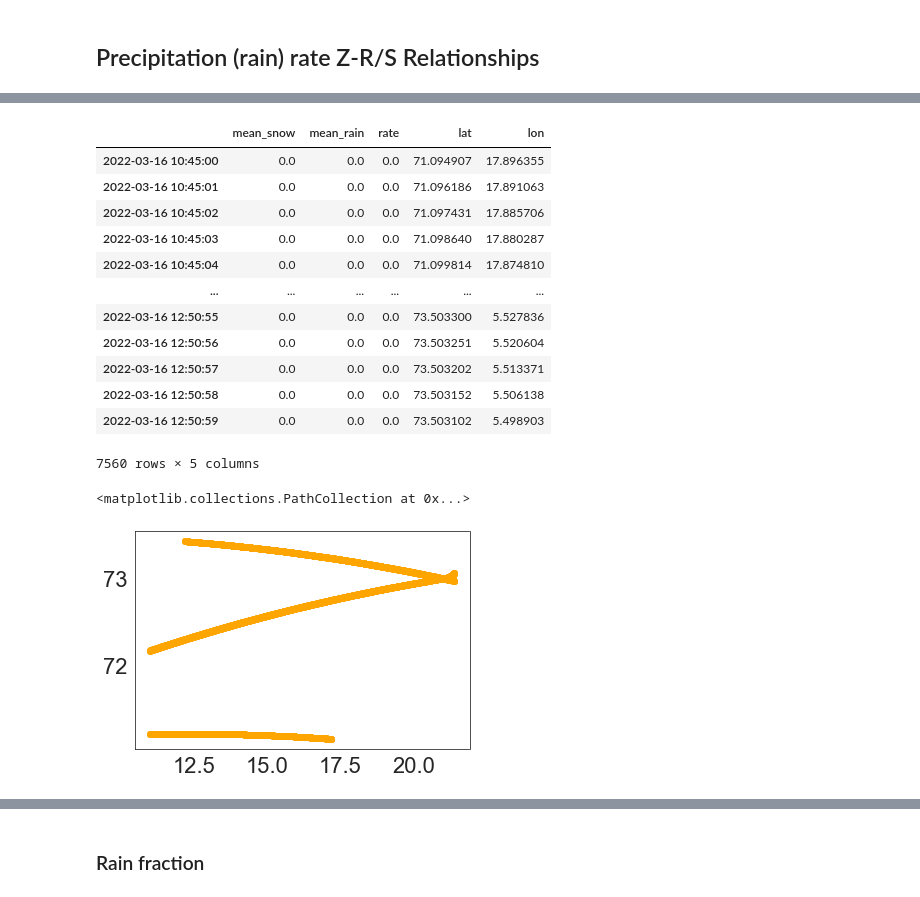
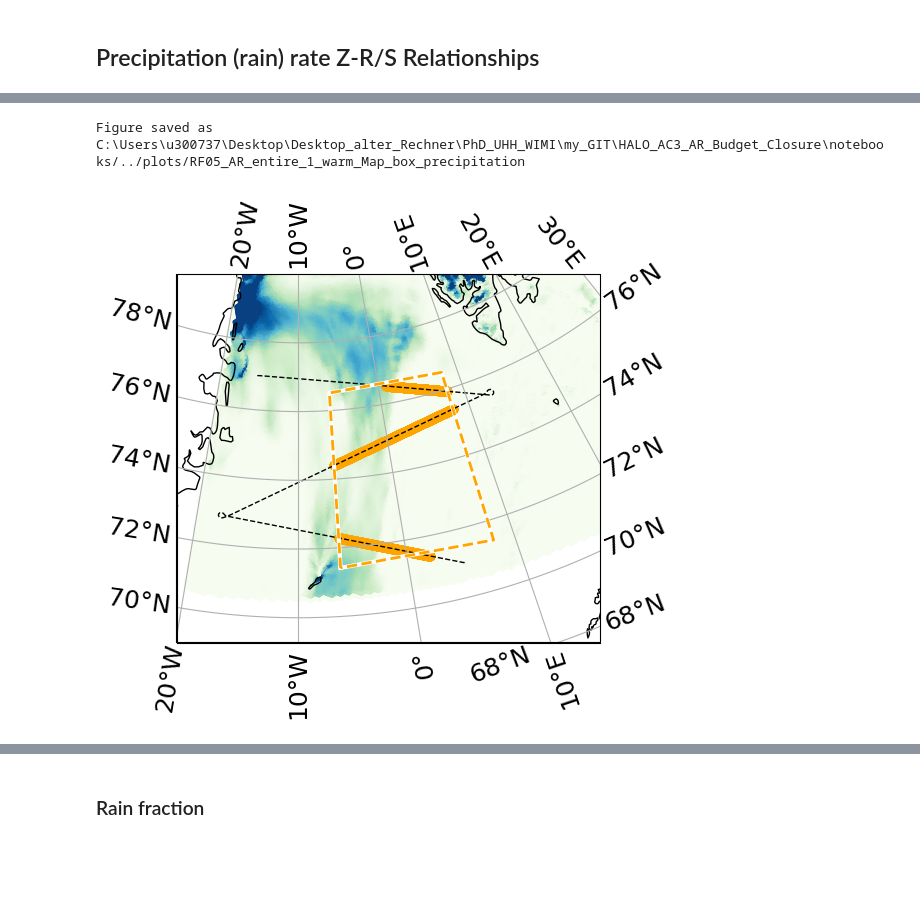
Before and after one commit to hdorff94/HALO_AC3_AR_Budget_Closure, a Jupyter notebook: notebooks/internal_radar_precipitation.ipynb, the cells around one changed output, grey strips where cells are left out. Cells and saved outputs as stored; diff of their text form; code cells hidden in the pictures; blank space fills up the shorter version.

Commit message:
many small changes for all sectors budget analysis. new testing, new sonde divergence analysis

```diff
--- a/notebooks/internal_radar_precipitation.ipynb
+++ b/notebooks/internal_radar_precipitation.ipynb
@@ -414,7 +1508,7 @@ def take_correct_precipitation_rates(zg_series_dict,surface_mask,bb_mask,z_for_s
 import halodataplot
 # Radar reflectivity
 processed_radar=halodataplot.replace_fill_and_missing_values_to_nan(
-                                processed_radar,["dBZg","Zg","Ze",
+                                processed_radar,["dBZg","Zg",
                                                  "LDRg","VELg",
                                                  "radar_flag"])
 
@@ -466,7 +1576,9 @@ if do_plotting:
 # %%
 # load hydrometeor ICON files for precipitation
-central_hour="12"
+if ar_of_day=="AR_entire_1":
+    central_hour="12"
+else:
+    central_hour="14"
 hydro_fpath=major_work_path+campaign+"/data/ICON_LEM_2km/"+flight[0]+"/"
 hydro_file="Hydrometeor_ICON_"+flight[0]+"_"+ar_of_day+"_"+central_hour+"UTC.nc"
 hydro_ds=xr.open_dataset(hydro_fpath+hydro_file)
-hydro_ds
@@ -773,57 +1724,35 @@ halo_icon_hmp
 # %%
 radar_precip_rate["lat"]=halo_df["latitude"].loc[radar_precip_rate.index]
-radar_precip_rate["lon"]=halo_df["longitude"].loc[radar_precip_rate.index]
-radar_precip_rate
+radar_precip_rate["lon"]=halo_df["longitude"].loc[radar_precip_rate.index]#radar_precip_rate
-# %% [output]
-|  | mean_snow | mean_rain | rate | lat | lon |
-| 2022-03-16 10:45:00 | 0.0 | 0.0 | 0.0 | 71.094907 | 17.896355 |
-| 2022-03-16 10:45:01 | 0.0 | 0.0 | 0.0 | 71.096186 | 17.891063 |
-| 2022-03-16 10:45:02 | 0.0 | 0.0 | 0.0 | 71.097431 | 17.885706 |
-| 2022-03-16 10:45:03 | 0.0 | 0.0 | 0.0 | 71.098640 | 17.880287 |
-| 2022-03-16 10:45:04 | 0.0 | 0.0 | 0.0 | 71.099814 | 17.874810 |
-| ... | ... | ... | ... | ... | ... |
-| 2022-03-16 12:50:55 | 0.0 | 0.0 | 0.0 | 73.503300 | 5.527836 |
-| 2022-03-16 12:50:56 | 0.0 | 0.0 | 0.0 | 73.503251 | 5.520604 |
-| 2022-03-16 12:50:57 | 0.0 | 0.0 | 0.0 | 73.503202 | 5.513371 |
-| 2022-03-16 12:50:58 | 0.0 | 0.0 | 0.0 | 73.503152 | 5.506138 |
-| 2022-03-16 12:50:59 | 0.0 | 0.0 | 0.0 | 73.503102 | 5.498903 |
-7560 rows × 5 columns
 # %%
 # radar sector
 if flight[0]=="RF05":
     if ar_of_day=="AR_entire_1":
         warm_radar_rain=radar_precip_rate.loc[radar_precip_rate["lat"].between(71.412415,76.510696)]
         warm_radar_rain=warm_radar_rain.loc[warm_radar_rain["lon"].between(-6.153736,8.080936)]
         cold_radar_rain=radar_precip_rate.loc[radar_precip_rate["lat"].between(72.492348,77.000370)]
         cold_radar_rain=radar_precip_rate.loc[radar_precip_rate["lon"].between(-15.085639,-4.658210)]
     elif ar_of_day=="AR_entire_2":
         warm_radar_rain=radar_precip_rate.loc[radar_precip_rate["lat"].between(72.850830,76.510696)]
         warm_radar_rain=warm_radar_rain.loc[warm_radar_rain["lon"].between(-4.379189,8.080936)]
     else:
         Exception("no other AR sector defined")# apply sector to icon
 elif flight[0]=="RF06":
     if ar_of_day=="AR_entire_1":
-        #{'warm':                       Halo_Lat   Halo_Lon             dx             dy
-        # 2022-03-16 10:46:57  71.144676  17.200075   90276.849633 -115494.138234
-        # 2022-03-16 10:56:15  71.200279  13.740361  -35595.821300 -109347.779592
-        # 2022-03-16 11:03:35  71.197830  11.011759 -133432.507410 -109618.495992
-        # 2022-03-16 12:13:00  72.973465  21.382162  168456.503395   86660.171000
-        # 2022-03-16 12:21:11  73.190468  18.015015   51433.721131  110647.668101
-        # 2022-03-16 12:35:11  73.430244  12.202295 -141138.745448  137152.574717}
         warm_radar_rain=radar_precip_rate.loc[radar_precip_rate["lat"].between(71.144676,73.430244)]
         warm_radar_rain=warm_radar_rain.loc[warm_radar_rain["lon"].between(11.011759,21.382162)]
     elif ar_of_day=="AR_entire_2":
         warm_radar_rain=radar_precip_rate.loc[radar_precip_rate["lat"].between(72.973465,75.811005)]
         warm_radar_rain=warm_radar_rain.loc[warm_radar_rain["lon"].between(18.015015,25.683155)]
 
 warm_icon_rain=halo_icon_hmp.loc[warm_radar_rain.index]
 warm_icon_rain["rate"]=warm_icon_rain["Interp_Precip"]
-#if flight
-#cold_icon_rain=halo_icon_hmp.loc[cold_radar_rain.index]
-#cold_icon_rain["rate"]=cold_icon_rain["Interp_Precip"]
-plt.scatter(warm_radar_rain["lon"],warm_radar_rain["lat"],color="orange")
-#plt.scatter(cold_radar_rain["lon"],cold_radar_rain["lat"],color="purple")
-#warm_icon_rain
+try:
+    cold_icon_rain=halo_icon_hmp.loc[cold_radar_rain.index]
+    cold_icon_rain["rate"]=cold_icon_rain["Interp_Precip"]
+except:
+    print("No cold sector available")
+map_precipitation_region(hydro_ds,processed_radar,halo_df,warm_radar_rain,plot_path,sector="warm")
 # %% [output]
-<matplotlib.collections.PathCollection at 0x...>
+Figure saved as  C:\Users\u300737\Desktop\Desktop_alter_Rechner\PhD_UHH_WIMI\my_GIT\HALO_AC3_AR_Budget_Closure\notebooks/../plots/RF05_AR_entire_1_warm_Map_box_precipitation
-[figure, old version]
+[figure, new version]
```
Also changed, not shown: parts of 40 cells of this notebook, 12 other files.
